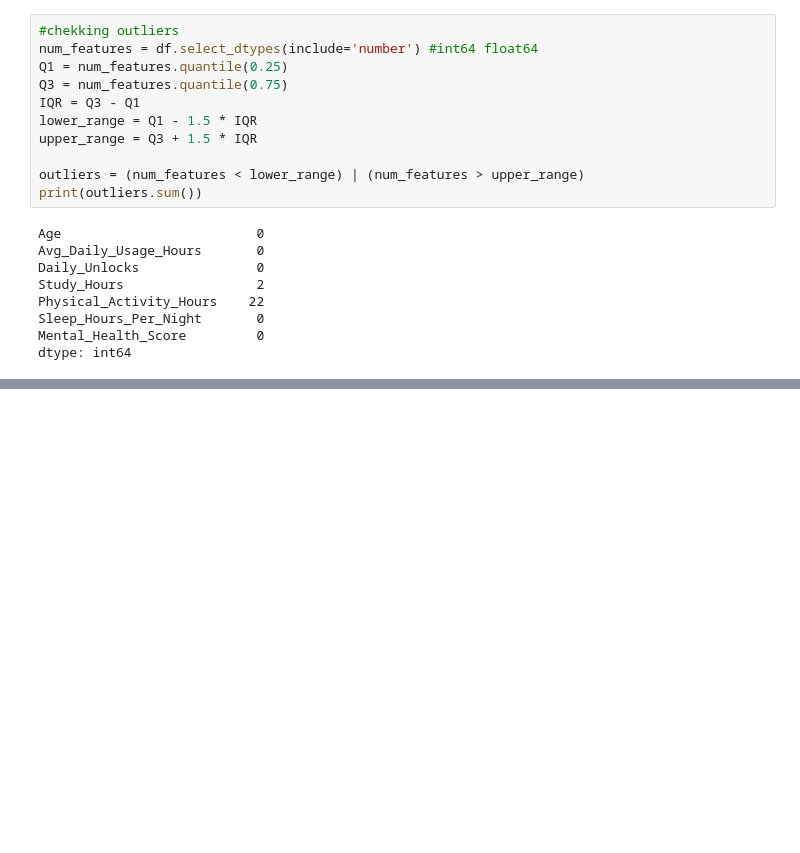
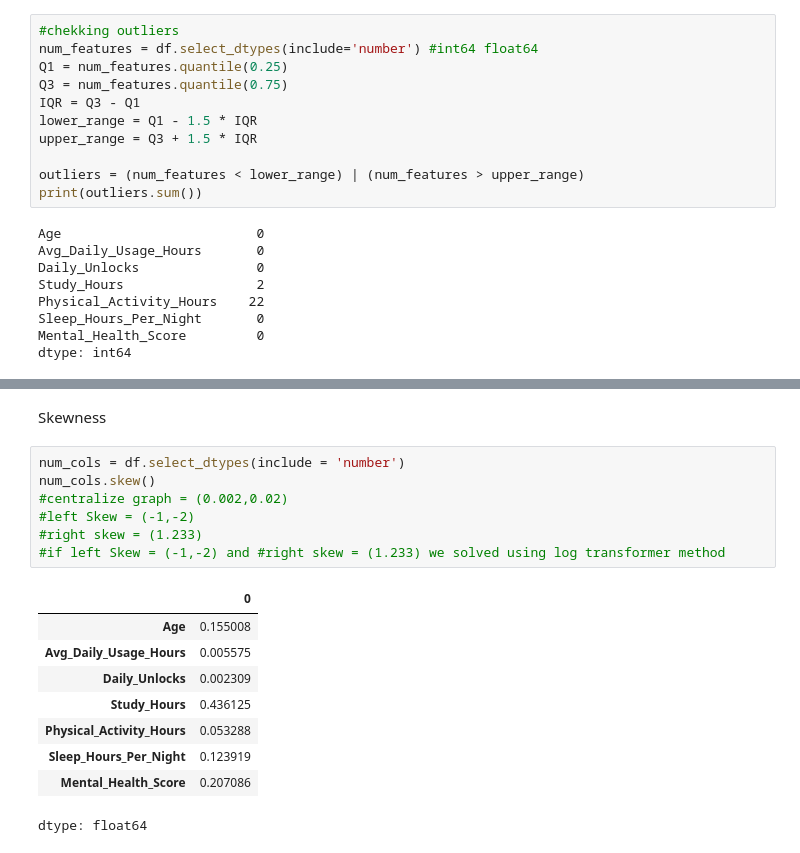
Before and after one commit to deepakshet-tech/ML1stProject, a Jupyter notebook: MLProject.ipynb, the cells around one changed output, grey strips where cells are left out. Cells and saved outputs as stored; diff of their text form; blank space fills up the shorter version.

```diff
--- a/MLProject.ipynb
+++ b/MLProject.ipynb
@@ -147,0 +168,19 @@ dtype: int64
+# %% [markdown]
+Skewness
+# %%
+num_cols = df.select_dtypes(include = 'number')
+num_cols.skew()
+#centralize graph = (0.002,0.02)
+#left Skew = (-1,-2)
+#right skew = (1.233)
+#if left Skew = (-1,-2) and #right skew = (1.233) we solved using log transformer method
+# %% [output]
+|  | 0 |
+| Age | 0.155008 |
+| Avg_Daily_Usage_Hours | 0.005575 |
+| Daily_Unlocks | 0.002309 |
+| Study_Hours | 0.436125 |
+| Physical_Activity_Hours | 0.053288 |
+| Sleep_Hours_Per_Night | 0.123919 |
+| Mental_Health_Score | 0.207086 |
+dtype: float64
```
Also changed, not shown: parts of 17 cells of this notebook.
